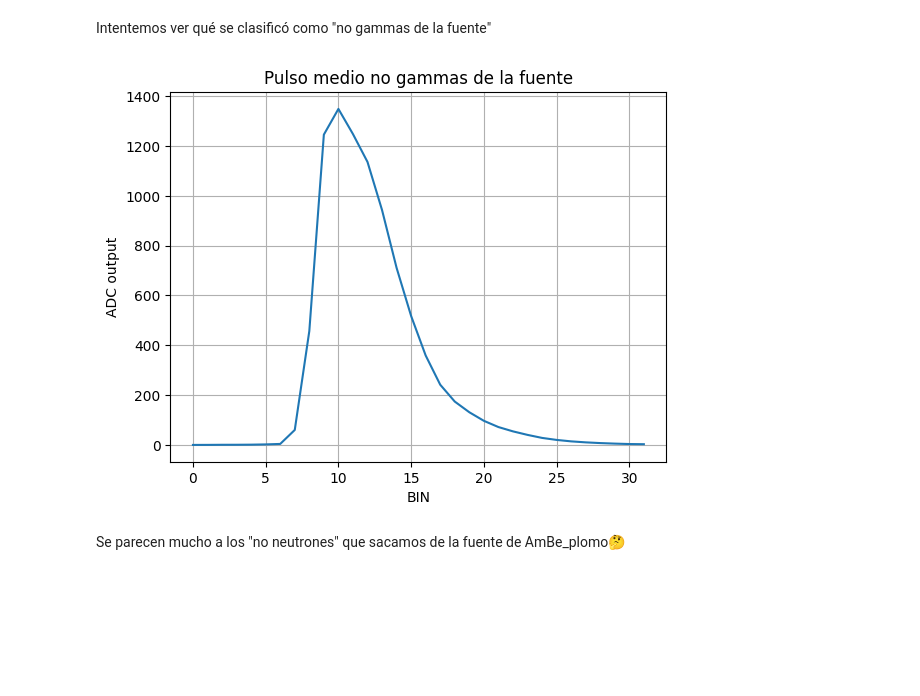
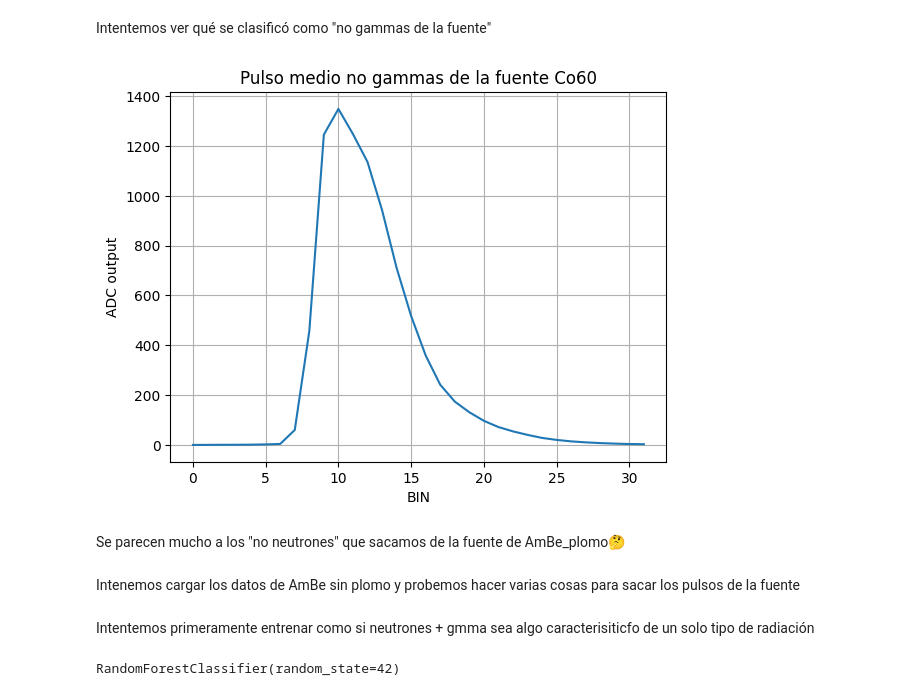
Before and after one commit to saisito/MLF_nunez-alejandro, a Jupyter notebook: nunez-alejandro.ipynb, the cells around one changed output. Drawn from its saved outputs; the diff is of its cells as text; code cells hidden in the pictures; blank space fills up the shorter version.

```diff
--- a/nunez-alejandro.ipynb
+++ b/nunez-alejandro.ipynb
@@ -547,10 +545,10 @@ data_Co60, labels_Co60 = cargar_datos_y_etiquetas(fuente_file_Co60, fondo_file_C
 X_train_Co60, X_test_Co60, y_train_Co60, y_test_Co60 = train_test_split(data_Co60, labels_Co60, test_size=0.3, random_state=42)
 # %%
 sm = SMOTE(random_state=42)
-X_train_balanced, y_train_balanced = sm.fit_resample(X_train_Co60, y_train_Co60)
+X_train_balanced_Co60, y_train_balanced_Co60 = sm.fit_resample(X_train_Co60, y_train_Co60)
 # %%
 clf_Co60 = RandomForestClassifier(n_estimators=100, random_state=42)
-clf_Co60.fit(X_train_balanced, y_train_balanced)
+clf_Co60.fit(X_train_balanced_Co60, y_train_balanced_Co60)
 # %% [output]
 RandomForestClassifier(random_state=42)
 # %%
@@ -579,11 +577,11 @@ weighted avg       0.55      0.60      0.53    223987
 fuente_real_Co60 = np.loadtxt(fuente_file_Co60, delimiter=',')
 
 # Pasandole el clasificador entrenado
-predictions_fuente = clf_Co60.predict(fuente_real_Co60)
+predictions_fuente_Co60 = clf_Co60.predict(fuente_real_Co60)
 
 # Separar los pulsos predichos como fuente y como fondo de los pulsos originales de fuente_pulsos.csv
-fuente_predicha_Co60 = fuente_real_Co60[predictions_fuente == 1]
-fondo_predicho_Co60 = fuente_real_Co60[predictions_fuente == 0]
+fuente_predicha_Co60 = fuente_real_Co60[predictions_fuente_Co60 == 1]
+fondo_predicho_Co60 = fuente_real_Co60[predictions_fuente_Co60 == 0]
 # %%
 fondo_real_Co60 = np.loadtxt(fondo_file_Co60, delimiter=',')
 
@@ -618,13 +616,15 @@ Intentemos ver qué se clasificó como "no gammas de la fuente"
 # %%
 pulso_medio_fondo_predicho_Co60 = np.mean(fondo_predicho_Co60, axis=0)
 
 plt.plot(pulso_medio_fondo_predicho_Co60)
-plt.title('Pulso medio no gammas de la fuente')
+plt.title('Pulso medio no gammas de la fuente Co60')
 plt.xlabel('BIN')
 plt.ylabel('ADC output')
 plt.grid(True)
 plt.show()
 # %% [output]
-[figure, old version]
+[figure, new version]
 # %% [markdown]
 Se parecen mucho a los "no neutrones" que sacamos de la fuente de AmBe_plomo🤔
+# %% [markdown]
+Intenemos cargar los datos de AmBe sin plomo y probemos hacer varias cosas para sacar los pulsos de la fuente
@@ -630,0 +641,7 @@ Se parecen mucho a los "no neutrones" que sacamos de la fuente de AmBe_plomo🤔
+# %% [markdown]
+Intentemos primeramente entrenar como si neutrones + gmma sea algo caracterisiticfo de un solo tipo de radiación
+# %%
+clf_AmBe_noplomo = RandomForestClassifier(n_estimators=100, random_state=42)
+clf_AmBe_noplomo.fit(X_train_balanced_noplomo, y_train_balanced_noplomo)
+# %% [output]
+RandomForestClassifier(random_state=42)
```
Also changed, not shown: parts of 23 cells of this notebook, 2 other files.
